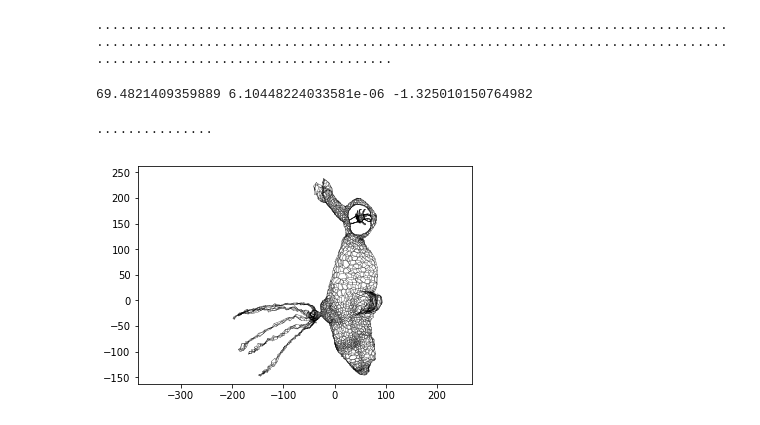
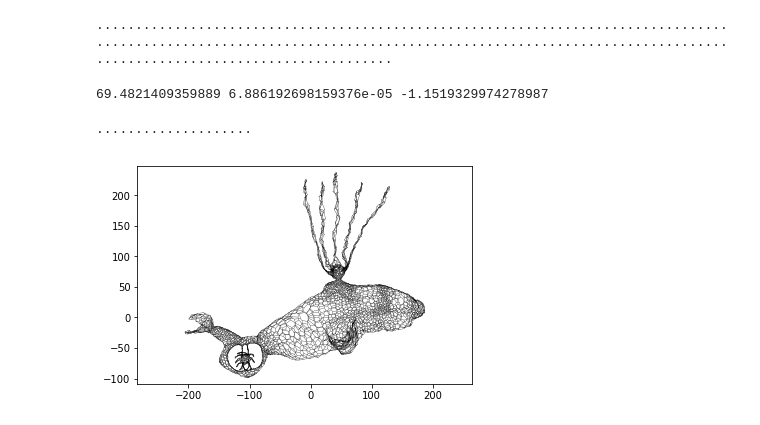
Before and after one commit to jxz12/s_gd2, a Jupyter notebook: jupyter/ortmann.ipynb, the cells around one changed output. Saved outputs shown, nothing was run; the diff lists cells and outputs as text; code cells hidden in the pictures.

```diff
--- a/jupyter/ortmann.ipynb
+++ b/jupyter/ortmann.ipynb
@@ -91,30 +101,29 @@ for e in range(len(I)):
 # %% [output]
 ........................................................................................................................................................................................................
 # %%
-# determine annealing schedule
 w_max = 0
-w_min = float('inf')
+w_min = 99999999999999
 for w in weights.values():
-    w_min = min(w, w_min)
-    w_max = max(w, w_max)
+    if w != 0:
+        w_max = max(w, w_max)
+        w_min = min(w, w_min)
 
-eta_max = 1 / w_min
-eta_min = 0.1 / w_max
+c_max = 1 / w_min
+c_min = 0.1 / w_max
 num_iter = 15
-lambd = np.log(eta_min/eta_max) / (num_iter-1)
+lambd = np.log(c_min/c_max) / (num_iter-1)
+print("{} {} {}".format(w_max, w_min, lambd))
 
-eta = lambda k: eta_max * np.exp(lambd*k)
-
-print("{} {} {}".format(w_max, w_min, lambd))
+Cool = lambda k: c_max * np.exp(lambd*k)
 # %% [output]
-69.4821409359889 6.10448224033581e-06 -1.325010150764982
+69.4821409359889 6.886192698159376e-05 -1.1519329974278987
 # %%
 import random
+
 X = np.random.rand(n, 2)
-
-for k in range(num_iter):
+for k in range(num_iter+5):
     random.shuffle(constraints)
-    c = eta(k)
+    c = Cool(k-1)
 
     for i,j,d in constraints:
         w_i = min(weights[(i,j)]*c, 1)
@@ -128,24 +137,24 @@ for k in range(num_iter):
 
     print('.', end='')
 # %% [output]
-...............
+....................
 # %%
 import matplotlib.pyplot as plt
 %matplotlib inline
 from matplotlib import collections as mc
 
 plt.axis('equal')
 ax = plt.axes()
-ax.set_xlim(min(X[:,0])-1, max(X[:,0])+1)
-ax.set_ylim(min(X[:,1])-1, max(X[:,1])+1)
+ax.set_xlim(min(X[:,0])-10, max(X[:,0])+10)
+ax.set_ylim(min(X[:,1])-10, max(X[:,1])+10)
 
 lines = []
 for i,j in zip(*graph.nonzero()):
     lines.append([X[i], X[j]])
 
-lc = mc.LineCollection(lines, linewidths=0.3, colors='k', alpha=.5)
+lc = mc.LineCollection(lines, linewidths=.3, colors='#0000007f')
 ax.add_collection(lc)
 
-plt.savefig(graph_name + '.svg', format='svg', dpi=1000)
+plt.savefig(graph_name + '.svg', dpi=1000)
 # %% [output]
-[figure, old version]
+[figure, new version]
```
Also changed, not shown: parts of 3 cells of this notebook, 1 other file.
